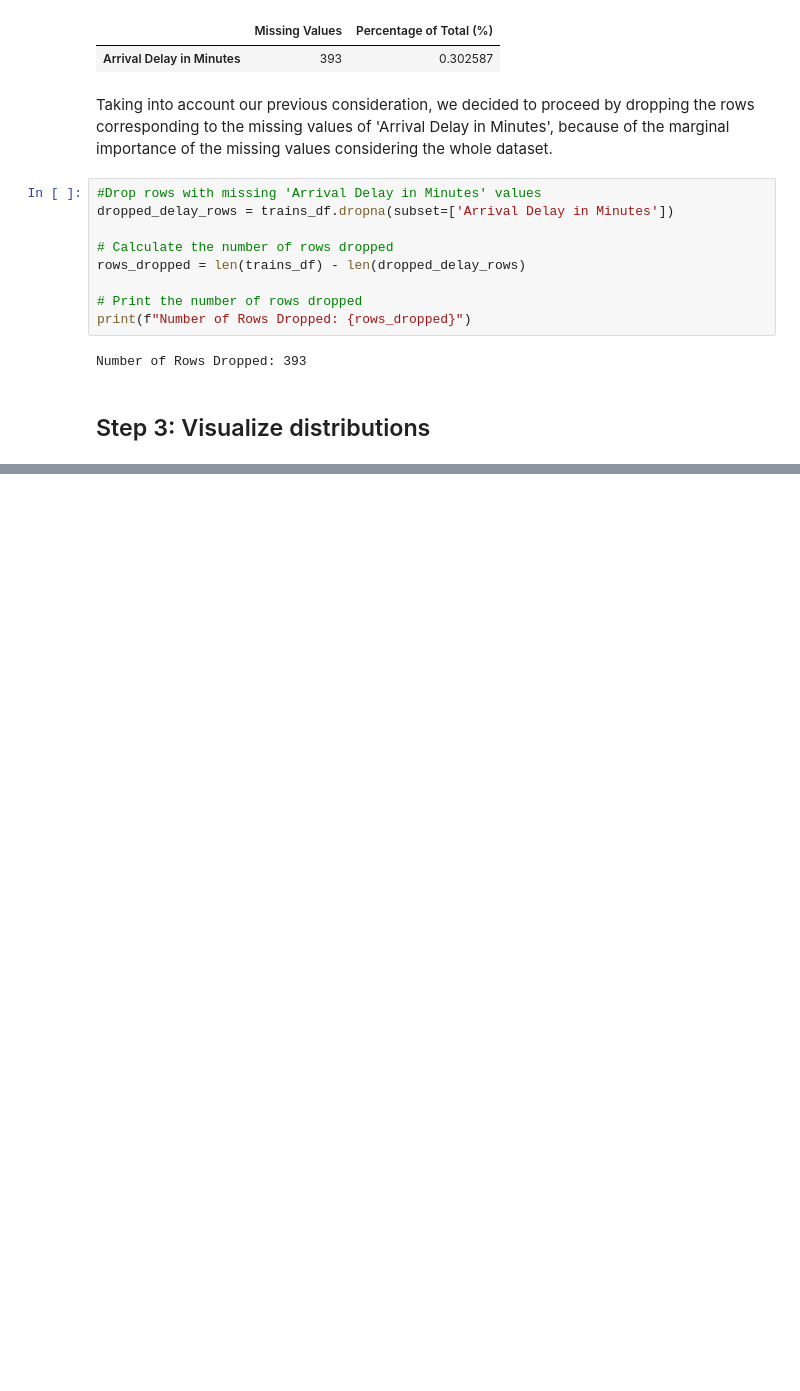
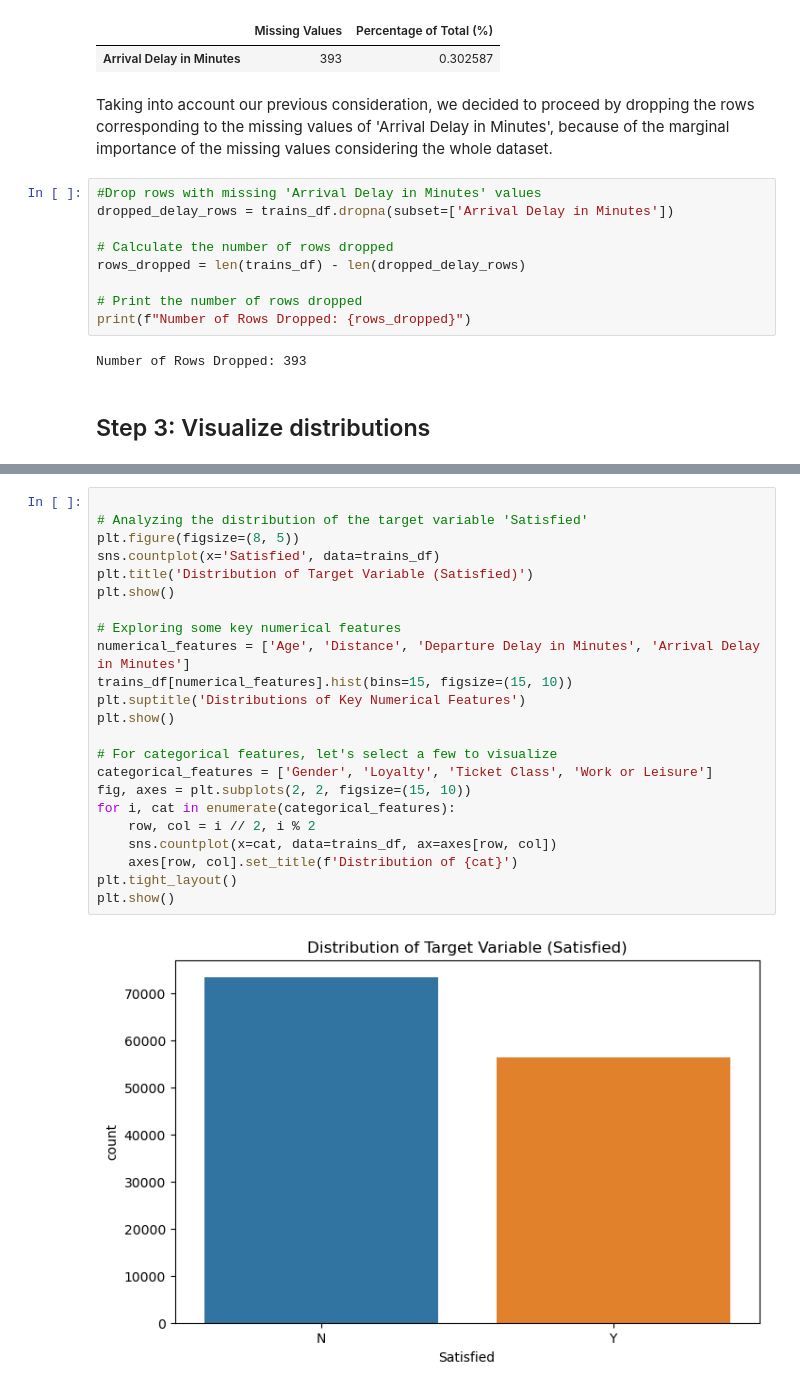
Before and after one commit to sofbruni/AI_PROJECT2023-2024, a Jupyter notebook: main.ipynb, the cells around one changed output, grey strips where cells are left out. Cells and saved outputs as stored; diff of their text form; blank space fills up the shorter version.

```diff
--- a/main.ipynb
+++ b/main.ipynb
@@ -252,0 +214,25 @@ histogram_paths
+# %%
+
+# Analyzing the distribution of the target variable 'Satisfied'
+plt.figure(figsize=(8, 5))
+sns.countplot(x='Satisfied', data=trains_df)
+plt.title('Distribution of Target Variable (Satisfied)')
+plt.show()
+
+# Exploring some key numerical features
+numerical_features = ['Age', 'Distance', 'Departure Delay in Minutes', 'Arrival Delay in Minutes']
+trains_df[numerical_features].hist(bins=15, figsize=(15, 10))
+plt.suptitle('Distributions of Key Numerical Features')
+plt.show()
+
+# For categorical features, let's select a few to visualize
+categorical_features = ['Gender', 'Loyalty', 'Ticket Class', 'Work or Leisure']
+fig, axes = plt.subplots(2, 2, figsize=(15, 10))
+for i, cat in enumerate(categorical_features):
+    row, col = i // 2, i % 2
+    sns.countplot(x=cat, data=trains_df, ax=axes[row, col])
+    axes[row, col].set_title(f'Distribution of {cat}')
+plt.tight_layout()
+plt.show()
+# %% [output]
+[figure, added]
```
Also changed, not shown: parts of 10 cells of this notebook.
